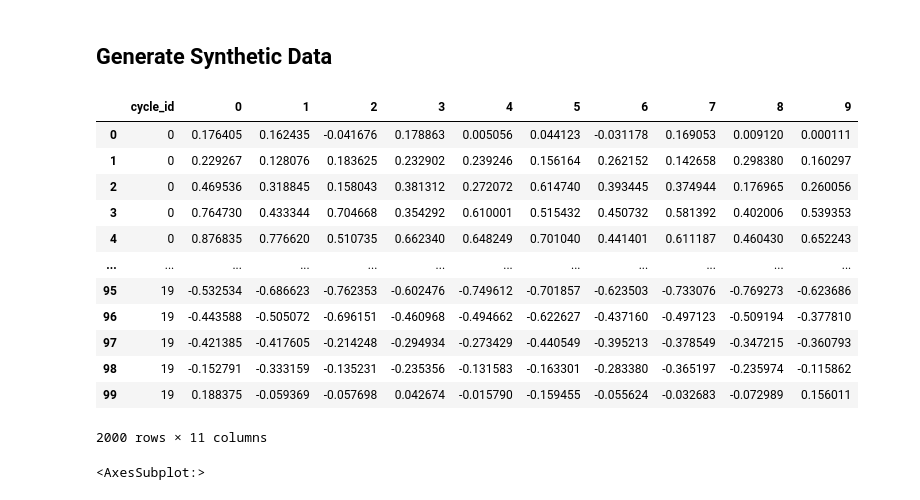
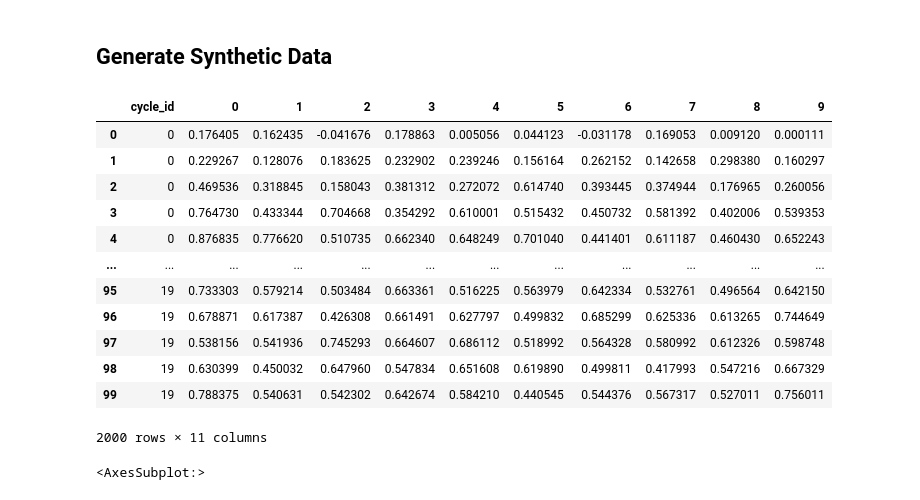
Before and after one commit to oliverangelil/ipynb, a Jupyter notebook: deep-learning/EncDec-AD.ipynb, the cells around one changed output. Saved outputs shown, nothing was run; the diff lists cells and outputs as text; code cells hidden in the pictures.

```diff
--- a/deep-learning/EncDec-AD.ipynb
+++ b/deep-learning/EncDec-AD.ipynb
@@ -8,7 +8,7 @@ import matplotlib.pyplot as plt
 import pandas as pd
 import numpy as np
 # %%
-def syntheticdata(timesteps=100, loc=0, scale=.1, hz=3, seed=None):
+def syntheticdata_cosine(timesteps=100, loc=0, scale=.1, hz=3, seed=None):
     np.random.seed(seed)
     t = np.linspace(0, hz, timesteps)
     sine_wave = np.sin(2*np.pi*t)
@@ -19,34 +19,58 @@ def syntheticdata(timesteps=100, loc=0, scale=.1, hz=3, seed=None):
     return sine_wave
 
 
-def generate_cycle(cycle_id, starting_seed=0):
+def syntheticdata_trend(timesteps=100, gradient=0.2, intercept=0, loc=0, scale=.1, seed=None):
+    np.random.seed(seed)
+    t = np.linspace(0, 3, timesteps)
+    trend = t*gradient+intercept
+
+    noise = np.random.normal(loc=loc, scale=scale, size=timesteps)
+    trend = trend + noise
+
+    return trend
+
+
+def generate_cycle_cosine(cycle_id, starting_seed=0):
     cycle_data = []
     for i in range(starting_seed, starting_seed+10):
-        cycle_data.append(syntheticdata(seed=i))
+        cycle_data.append(syntheticdata_cosine(seed=i))
     cycle_data_df = pd.DataFrame(cycle_data).T
     cycle_data_df['cycle_id'] = cycle_id
     return cycle_data_df
+
+
+def generate_cycle_trend(cycle_id, starting_seed=0):
+    cycle_data = []
+    for i in range(starting_seed, starting_seed+10):
+        cycle_data.append(syntheticdata_trend(seed=i))
+    cycle_data_df = pd.DataFrame(cycle_data).T
+    cycle_data_df['cycle_id'] = cycle_id
+    return cycle_data_df
 # %%
 df  = pd.DataFrame(columns =  ['cycle_id'] + [i for i in range(10)])
 
 for cycle_id in range(20):
-    cycle_data_df = generate_cycle(cycle_id=str(cycle_id), starting_seed=cycle_id*10)
+    if cycle_id<10:
+        cycle_data_df = generate_cycle_cosine(cycle_id=str(cycle_id), starting_seed=cycle_id*10)
+    else:
+        cycle_data_df = generate_cycle_trend(cycle_id=str(cycle_id), starting_seed=cycle_id*10)
+
     df = pd.concat([df, cycle_data_df], axis=0)
 
 df
 # %% [output]
 |  | cycle_id | 0 | 1 | 2 | 3 | 4 | 5 | 6 | 7 | 8 | 9 |
 | 0 | 0 | 0.176405 | 0.162435 | -0.041676 | 0.178863 | 0.005056 | 0.044123 | -0.031178 | 0.169053 | 0.009120 | 0.000111 |
 | 1 | 0 | 0.229267 | 0.128076 | 0.183625 | 0.232902 | 0.239246 | 0.156164 | 0.262152 | 0.142658 | 0.298380 | 0.160297 |
 | 2 | 0 | 0.469536 | 0.318845 | 0.158043 | 0.381312 | 0.272072 | 0.614740 | 0.393445 | 0.374944 | 0.176965 | 0.260056 |
 | 3 | 0 | 0.764730 | 0.433344 | 0.704668 | 0.354292 | 0.610001 | 0.515432 | 0.450732 | 0.581392 | 0.402006 | 0.539353 |
 | 4 | 0 | 0.876835 | 0.776620 | 0.510735 | 0.662340 | 0.648249 | 0.701040 | 0.441401 | 0.611187 | 0.460430 | 0.652243 |
 | ... | ... | ... | ... | ... | ... | ... | ... | ... | ... | ... | ... |
-| 95 | 19 | -0.532534 | -0.686623 | -0.762353 | -0.602476 | -0.749612 | -0.701857 | -0.623503 | -0.733076 | -0.769273 | -0.623686 |
-| 96 | 19 | -0.443588 | -0.505072 | -0.696151 | -0.460968 | -0.494662 | -0.622627 | -0.437160 | -0.497123 | -0.509194 | -0.377810 |
-| 97 | 19 | -0.421385 | -0.417605 | -0.214248 | -0.294934 | -0.273429 | -0.440549 | -0.395213 | -0.378549 | -0.347215 | -0.360793 |
-| 98 | 19 | -0.152791 | -0.333159 | -0.135231 | -0.235356 | -0.131583 | -0.163301 | -0.283380 | -0.365197 | -0.235974 | -0.115862 |
-| 99 | 19 | 0.188375 | -0.059369 | -0.057698 | 0.042674 | -0.015790 | -0.159455 | -0.055624 | -0.032683 | -0.072989 | 0.156011 |
+| 95 | 19 | 0.733303 | 0.579214 | 0.503484 | 0.663361 | 0.516225 | 0.563979 | 0.642334 | 0.532761 | 0.496564 | 0.642150 |
+| 96 | 19 | 0.678871 | 0.617387 | 0.426308 | 0.661491 | 0.627797 | 0.499832 | 0.685299 | 0.625336 | 0.613265 | 0.744649 |
+| 97 | 19 | 0.538156 | 0.541936 | 0.745293 | 0.664607 | 0.686112 | 0.518992 | 0.564328 | 0.580992 | 0.612326 | 0.598748 |
+| 98 | 19 | 0.630399 | 0.450032 | 0.647960 | 0.547834 | 0.651608 | 0.619890 | 0.499811 | 0.417993 | 0.547216 | 0.667329 |
+| 99 | 19 | 0.788375 | 0.540631 | 0.542302 | 0.642674 | 0.584210 | 0.440545 | 0.544376 | 0.567317 | 0.527011 | 0.756011 |
 2000 rows × 11 columns
 # %%
 df[df['cycle_id']=='0'].plot()
```
Also changed, not shown: parts of 5 cells of this notebook.
